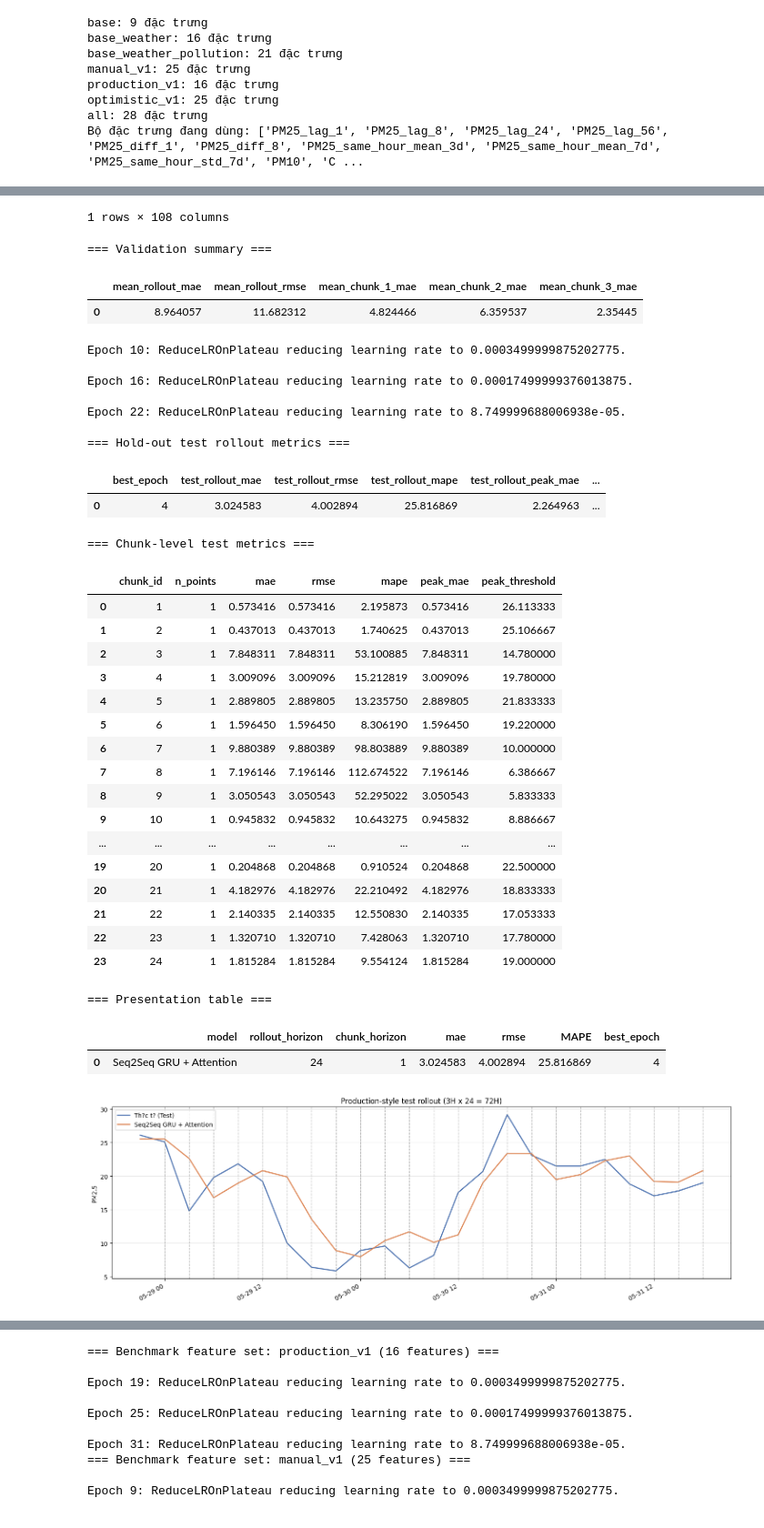
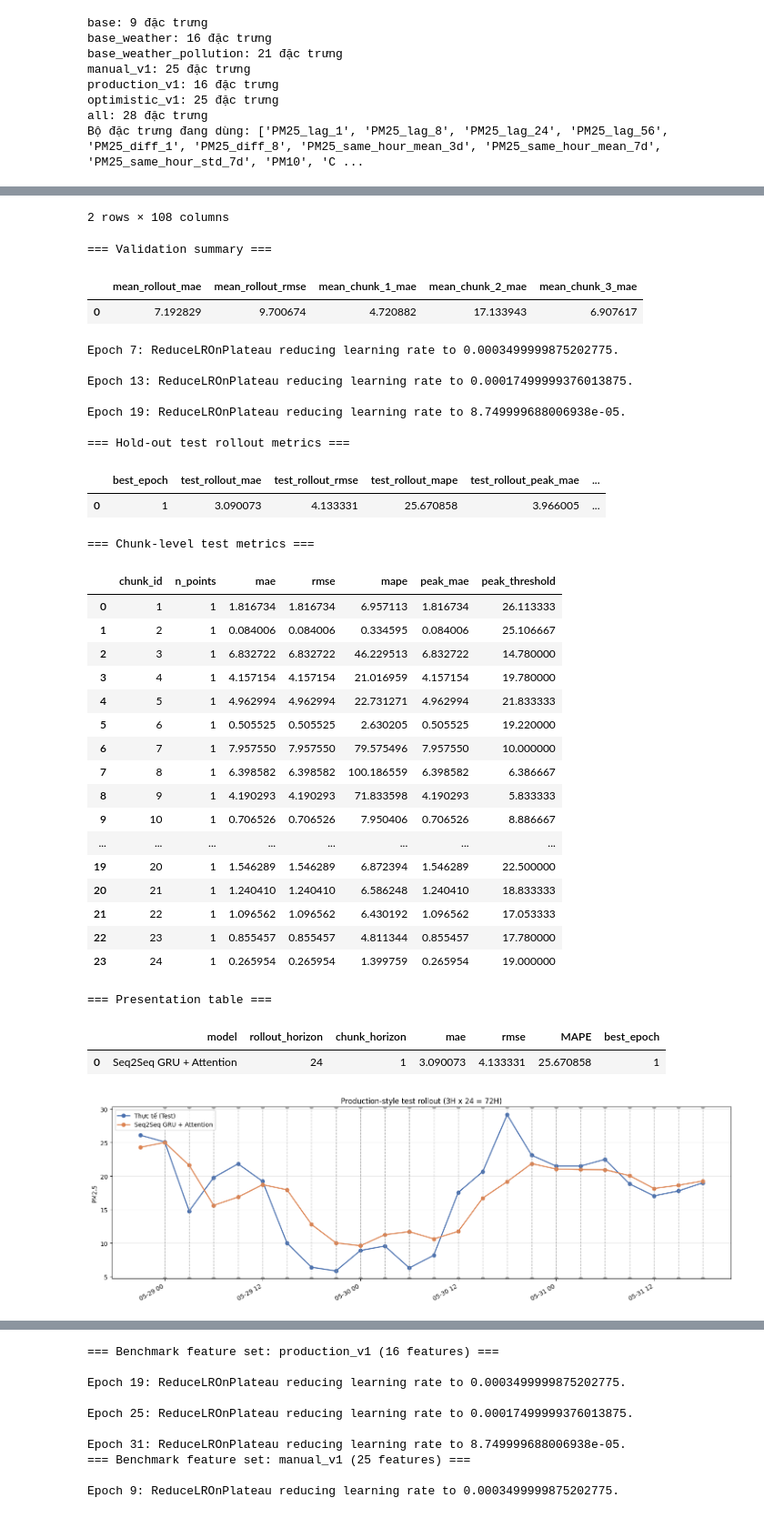
Before and after one commit to HoangHumg1210/hoankiem-air-quality-forecasting, a Jupyter notebook: notebooks/06_gru.ipynb, the cells around one changed output, grey strips where cells are left out. Shown at 91% size. Cells and saved outputs as stored; diff of their text form; code cells hidden in the pictures.

```diff
--- a/notebooks/06_gru.ipynb
+++ b/notebooks/06_gru.ipynb
@@ -596,24 +596,24 @@ all: 28 đặc trưng
 Bộ đặc trưng đang dùng: ['PM25_lag_1', 'PM25_lag_8', 'PM25_lag_24', 'PM25_lag_56', 'PM25_diff_1', 'PM25_diff_8', 'PM25_same_hour_mean_3d', 'PM25_same_hour_mean_7d', 'PM25_same_hour_std_7d', 'PM10', 'C ...
 # %%
 # ===== Quick benchmark config for 3H aggregated data =====
-LOOKBACK = 72                 # 56 x 3H = 168H = 7 ngay lich su
-CHUNK_HORIZON = 1             # 4 x 3H = 12H moi chunk
-ROLLOUT_HORIZON = 24          # 24 x 3H = 72H rollout
+LOOKBACK = 100
+CHUNK_HORIZON = 1
+ROLLOUT_HORIZON = 24
 N_CHUNKS = ROLLOUT_HORIZON // CHUNK_HORIZON
 HORIZON = CHUNK_HORIZON
 EVAL_SIZE = ROLLOUT_HORIZON
 STEP_SIZE = ROLLOUT_HORIZON
 STEP_HOURS = 3
-MAX_FOLDS = 1                 # giảm folds để nhanh
-EPOCHS = 50                   # ít epoch để vòng loại nhanh
+MAX_FOLDS = 2
+EPOCHS = 60
 BATCH_SIZE = 32
 SEED = 42
-TARGET_TRANSFORM_MODE = "log1p"   # thử log1p (thường ổn định hơn sqrt)
+TARGET_TRANSFORM_MODE = "log1p"
 SELECTED_FEATURE_SET = "all"
 OPTIMISTIC_FEATURE_SET = "optimistic_v1"
-INNER_VAL_SIZE = 56           # 56 x 3H = 7 ngay inner validation
+INNER_VAL_SIZE = 56
 PEAK_QUANTILE = 0.90
-PEAK_WEIGHT = 2.0      # giảm trọng số peak lúc benchmark
+PEAK_WEIGHT = 1.5
 HUBER_DELTA = 1.0
 ROLLING_POLICY = "assimilated"
 FEATURE_SET_COMPARE = [SELECTED_FEATURE_SET, OPTIMISTIC_FEATURE_SET]
@@ -1677,12 +1304,12 @@ display(test_report_df)
 plot_df = test_timeline_df.copy()
 
 plt.figure(figsize=(15, 5))
-plt.plot(plot_df["timestamp"], plot_df["y_true"], label="Thực tế (Test)", linewidth=1.8, color="#4C72B0")
-plt.plot(plot_df["timestamp"], plot_df["y_pred"], label=MODEL_LABEL, linewidth=1.8, color="#DD8452")
+plt.plot(plot_df["timestamp"], plot_df["y_true"], label="Thực tế (Test)", linewidth=1.8, marker="o",color="#4C72B0")
+plt.plot(plot_df["timestamp"], plot_df["y_pred"], label=MODEL_LABEL, linewidth=1.8, marker="o",color="#DD8452")
 
 for chunk_boundary in range(CHUNK_HORIZON, ROLLOUT_HORIZON, CHUNK_HORIZON):
     boundary_ts = plot_df.iloc[chunk_boundary]["timestamp"]
-    plt.axvline(boundary_ts, color="#999999", linestyle="--", linewidth=1.0, alpha=0.7)
+    plt.axvline(boundary_ts, color="#999999", linestyle="--", marker="o",linewidth=1.0, alpha=0.7)
 
 plt.title(f"Production-style test rollout ({CHUNK_HORIZON * STEP_HOURS}H x {N_CHUNKS} = {ROLLOUT_HORIZON * STEP_HOURS}H)")
 plt.xlabel("")
@@ -1706,38 +1344,38 @@ Epoch 34: ReduceLROnPlateau reducing learning rate to 4.374999844003469e-05.
-1 rows × 108 columns
+2 rows × 108 columns
 === Validation summary ===
 |  | mean_rollout_mae | mean_rollout_rmse | mean_chunk_1_mae | mean_chunk_2_mae | mean_chunk_3_mae |
-| 0 | 8.964057 | 11.682312 | 4.824466 | 6.359537 | 2.35445 |
+| 0 | 7.192829 | 9.700674 | 4.720882 | 17.133943 | 6.907617 |
-Epoch 10: ReduceLROnPlateau reducing learning rate to 0.0003499999875202775.
+Epoch 7: ReduceLROnPlateau reducing learning rate to 0.0003499999875202775.
 
-Epoch 16: ReduceLROnPlateau reducing learning rate to 0.00017499999376013875.
+Epoch 13: ReduceLROnPlateau reducing learning rate to 0.00017499999376013875.
 
-Epoch 22: ReduceLROnPlateau reducing learning rate to 8.749999688006938e-05.
+Epoch 19: ReduceLROnPlateau reducing learning rate to 8.749999688006938e-05.
 
 === Hold-out test rollout metrics ===
 |  | best_epoch | test_rollout_mae | test_rollout_rmse | test_rollout_mape | test_rollout_peak_mae | ... |
-| 0 | 4 | 3.024583 | 4.002894 | 25.816869 | 2.264963 | ... |
+| 0 | 1 | 3.090073 | 4.133331 | 25.670858 | 3.966005 | ... |
 === Chunk-level test metrics ===
 |  | chunk_id | n_points | mae | rmse | mape | peak_mae | peak_threshold |
-| 0 | 1 | 1 | 0.573416 | 0.573416 | 2.195873 | 0.573416 | 26.113333 |
-| 1 | 2 | 1 | 0.437013 | 0.437013 | 1.740625 | 0.437013 | 25.106667 |
-| 2 | 3 | 1 | 7.848311 | 7.848311 | 53.100885 | 7.848311 | 14.780000 |
-| 3 | 4 | 1 | 3.009096 | 3.009096 | 15.212819 | 3.009096 | 19.780000 |
-| 4 | 5 | 1 | 2.889805 | 2.889805 | 13.235750 | 2.889805 | 21.833333 |
-| 5 | 6 | 1 | 1.596450 | 1.596450 | 8.306190 | 1.596450 | 19.220000 |
-| 6 | 7 | 1 | 9.880389 | 9.880389 | 98.803889 | 9.880389 | 10.000000 |
-| 7 | 8 | 1 | 7.196146 | 7.196146 | 112.674522 | 7.196146 | 6.386667 |
-| 8 | 9 | 1 | 3.050543 | 3.050543 | 52.295022 | 3.050543 | 5.833333 |
-| 9 | 10 | 1 | 0.945832 | 0.945832 | 10.643275 | 0.945832 | 8.886667 |
+| 0 | 1 | 1 | 1.816734 | 1.816734 | 6.957113 | 1.816734 | 26.113333 |
+| 1 | 2 | 1 | 0.084006 | 0.084006 | 0.334595 | 0.084006 | 25.106667 |
+| 2 | 3 | 1 | 6.832722 | 6.832722 | 46.229513 | 6.832722 | 14.780000 |
+| 3 | 4 | 1 | 4.157154 | 4.157154 | 21.016959 | 4.157154 | 19.780000 |
+| 4 | 5 | 1 | 4.962994 | 4.962994 | 22.731271 | 4.962994 | 21.833333 |
+| 5 | 6 | 1 | 0.505525 | 0.505525 | 2.630205 | 0.505525 | 19.220000 |
+| 6 | 7 | 1 | 7.957550 | 7.957550 | 79.575496 | 7.957550 | 10.000000 |
+| 7 | 8 | 1 | 6.398582 | 6.398582 | 100.186559 | 6.398582 | 6.386667 |
+| 8 | 9 | 1 | 4.190293 | 4.190293 | 71.833598 | 4.190293 | 5.833333 |
+| 9 | 10 | 1 | 0.706526 | 0.706526 | 7.950406 | 0.706526 | 8.886667 |
 | ... | ... | ... | ... | ... | ... | ... | ... |
-| 19 | 20 | 1 | 0.204868 | 0.204868 | 0.910524 | 0.204868 | 22.500000 |
-| 20 | 21 | 1 | 4.182976 | 4.182976 | 22.210492 | 4.182976 | 18.833333 |
-| 21 | 22 | 1 | 2.140335 | 2.140335 | 12.550830 | 2.140335 | 17.053333 |
-| 22 | 23 | 1 | 1.320710 | 1.320710 | 7.428063 | 1.320710 | 17.780000 |
-| 23 | 24 | 1 | 1.815284 | 1.815284 | 9.554124 | 1.815284 | 19.000000 |
+| 19 | 20 | 1 | 1.546289 | 1.546289 | 6.872394 | 1.546289 | 22.500000 |
+| 20 | 21 | 1 | 1.240410 | 1.240410 | 6.586248 | 1.240410 | 18.833333 |
+| 21 | 22 | 1 | 1.096562 | 1.096562 | 6.430192 | 1.096562 | 17.053333 |
+| 22 | 23 | 1 | 0.855457 | 0.855457 | 4.811344 | 0.855457 | 17.780000 |
+| 23 | 24 | 1 | 0.265954 | 0.265954 | 1.399759 | 0.265954 | 19.000000 |
 === Presentation table ===
 |  | model | rollout_horizon | chunk_horizon | mae | rmse | MAPE | best_epoch |
-| 0 | Seq2Seq GRU + Attention | 24 | 1 | 3.024583 | 4.002894 | 25.816869 | 4 |
+| 0 | Seq2Seq GRU + Attention | 24 | 1 | 3.090073 | 4.133331 | 25.670858 | 1 |
-[figure, old version]
+[figure, new version]
 # %%
 final_metrics_df = pd.DataFrame([
     {
```
Also changed, not shown: parts of 9 cells of this notebook.
